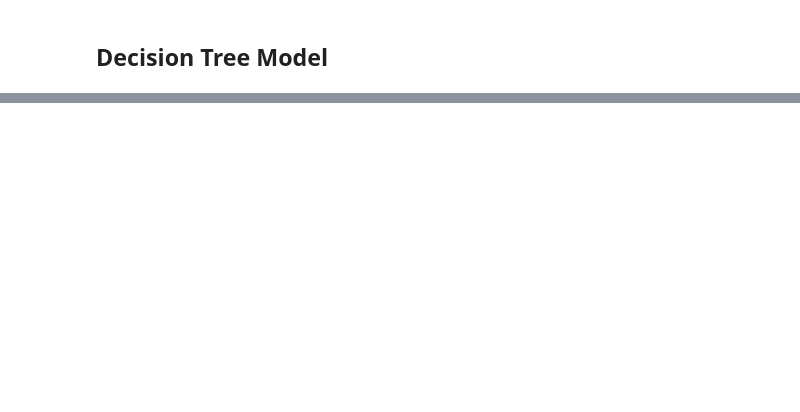
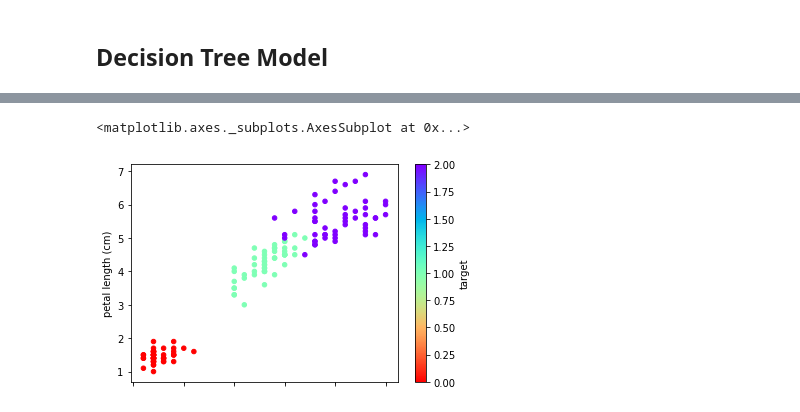
Before and after one commit to DamienSmith/UTS_ML2019_ID13039957, a Jupyter notebook: A2_PracticalProject_13039957_13026998.ipynb, the cells around one changed output, grey strips where cells are left out. Cells and saved outputs as stored; diff of their text form; code cells hidden in the pictures; blank space fills up the shorter version.

```diff
--- a/A2_PracticalProject_13039957_13026998.ipynb
+++ b/A2_PracticalProject_13039957_13026998.ipynb
@@ -612,0 +724,18 @@ Propose Possible Improvements
+# %%
+#Run this for the scatter plot highlighting the split value
+
+import matplotlib.pyplot as plt
+import numpy as np
+import pandas as pd
+from sklearn import datasets
+from sklearn.model_selection import train_test_split
+
+dataset = datasets.load_iris()
+
+df = pd.DataFrame(dataset['data'])
+df.columns = [name[:] for name in dataset['feature_names']]
+df['target'] = dataset['target']
+df.plot.scatter(x ='petal width (cm)', y='petal length (cm)', c='target', colormap='rainbow_r')
+# %% [output]
+<matplotlib.axes._subplots.AxesSubplot at 0x...>
+[figure, added]
```
Also changed, not shown: parts of 19 cells of this notebook.
